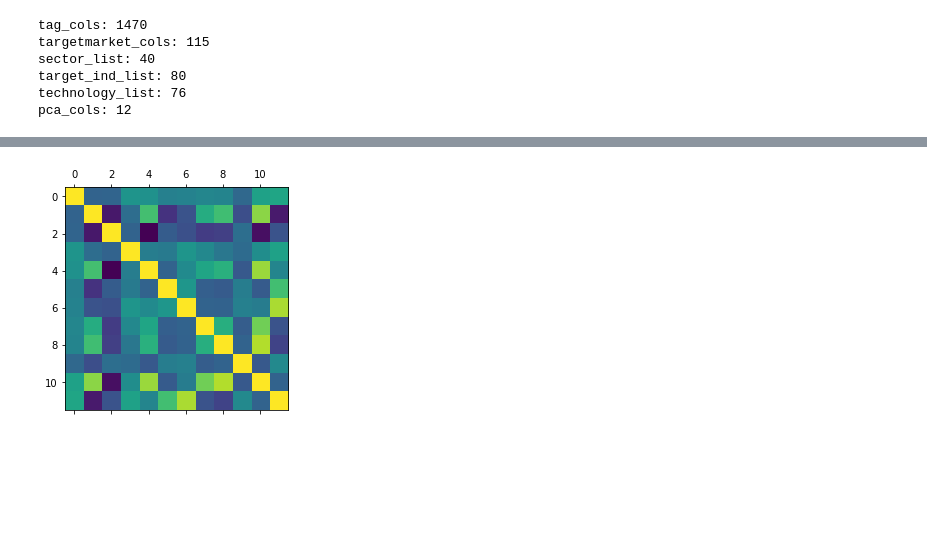
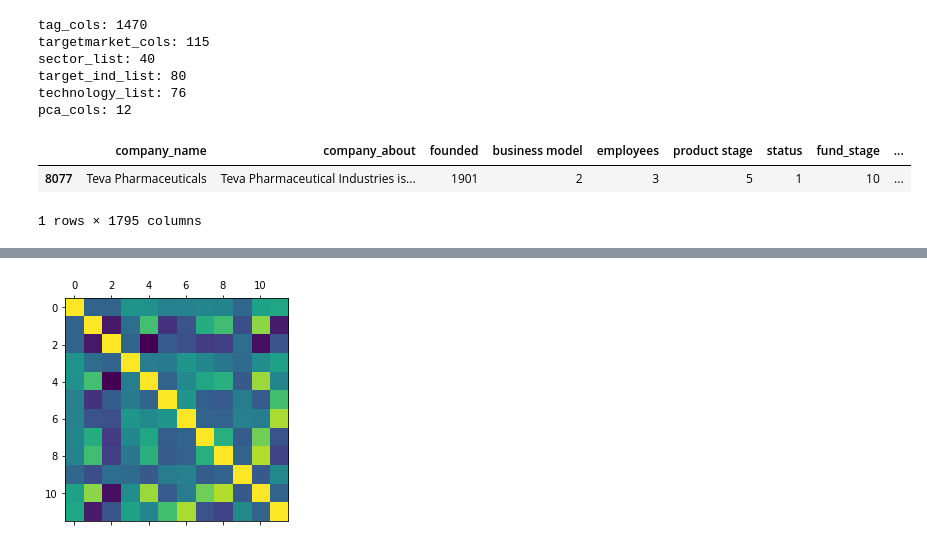
Before and after one commit to matanini/startup_classifier, a Jupyter notebook: visualization.ipynb, the cells around one changed output, grey strips where cells are left out. Drawn from its saved outputs; the diff is of its cells as text; code cells hidden in the pictures; blank space fills up the shorter version.

```diff
--- a/visualization.ipynb
+++ b/visualization.ipynb
@@ -39,3 +44,9 @@ sector_list: 40
 target_ind_list: 80
 technology_list: 76
 pca_cols: 12
+# %%
+bin_df[bin_df['company_name'] == 'Teva Pharmaceuticals']
+# %% [output]
+|  | company_name | company_about | founded | business model | employees | product stage | status | fund_stage | ... |
+| 8077 | Teva Pharmaceuticals | Teva Pharmaceutical Industries is... | 1901 | 2 | 3 | 5 | 1 | 10 | ... |
+1 rows × 1795 columns
```
Also changed, not shown: parts of 2 cells of this notebook, 5 other files.
